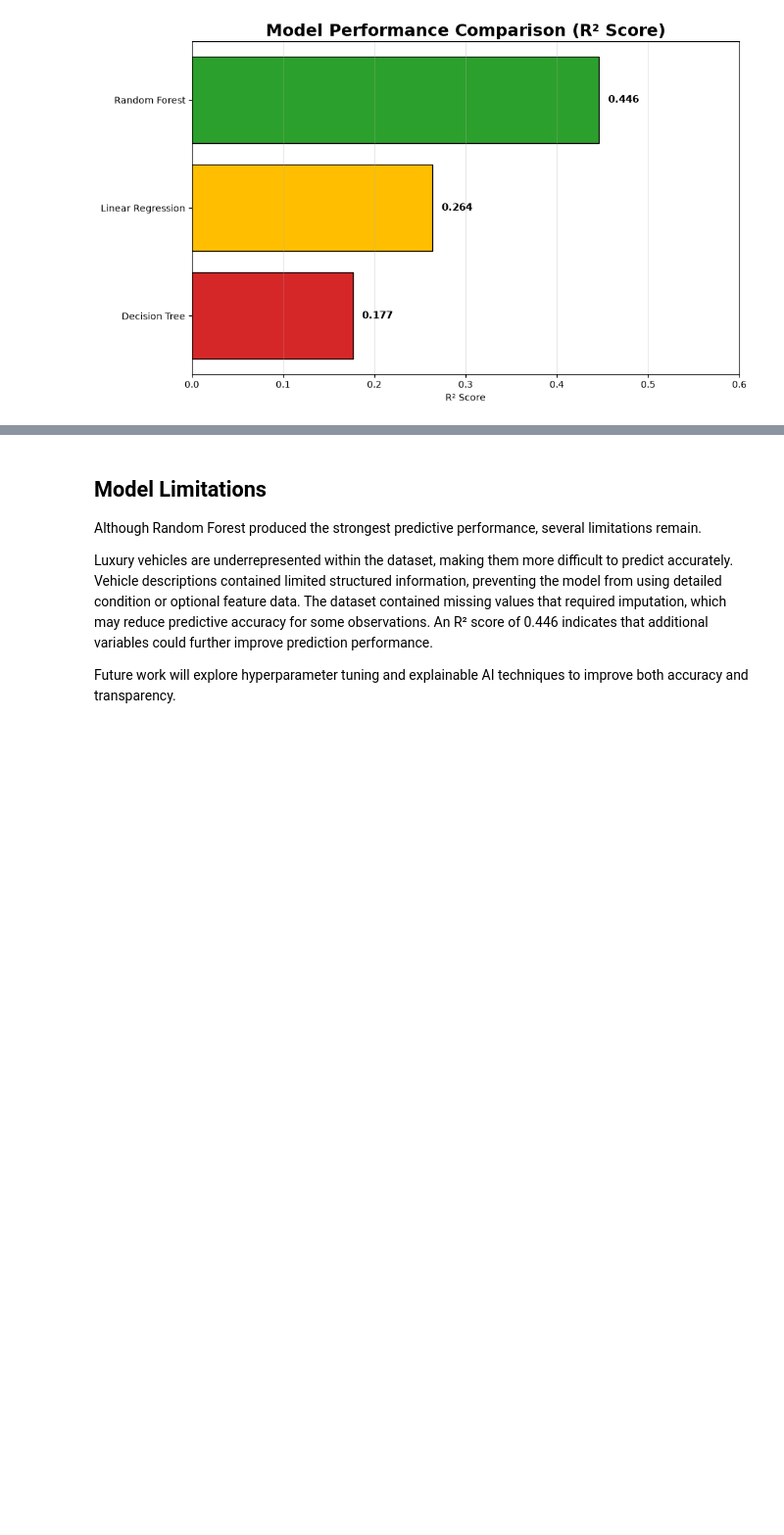
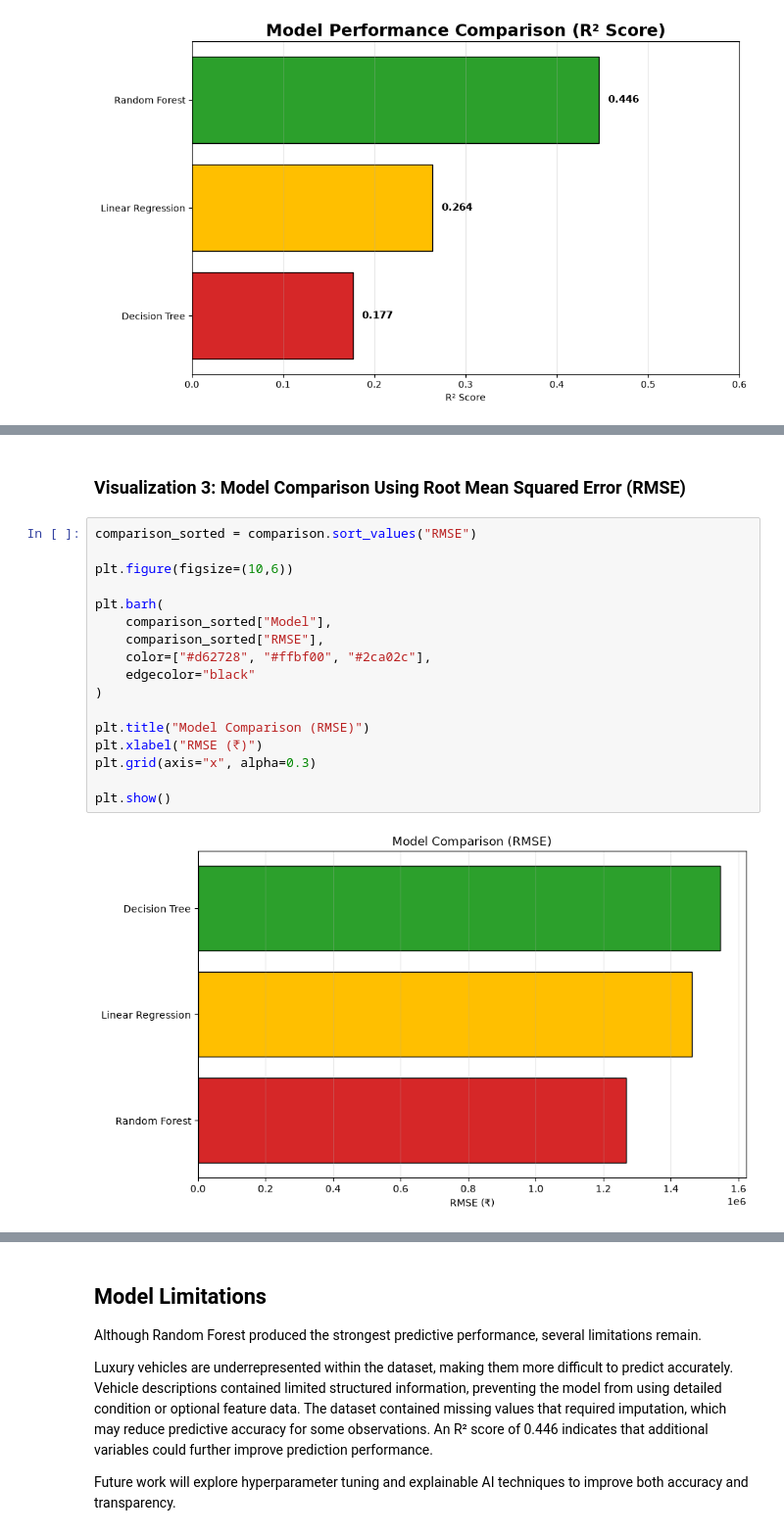
Before and after one commit to JacquaM/DriveValue-AI, a Jupyter notebook: notebooks/04_Model_Building.ipynb, the cells around one changed output, grey strips where cells are left out. Shown at 98% size. Cells and saved outputs as stored; diff of their text form; blank space fills up the shorter version.

```diff
--- a/notebooks/04_Model_Building.ipynb
+++ b/notebooks/04_Model_Building.ipynb
@@ -652,0 +703,21 @@ The comparison confirms that advanced ensemble learning techniques provide more
+# %% [markdown]
+### Visualization 3: Model Comparison Using Root Mean Squared Error (RMSE)
+# %%
+comparison_sorted = comparison.sort_values("RMSE")
+
+plt.figure(figsize=(10,6))
+
+plt.barh(
+    comparison_sorted["Model"],
+    comparison_sorted["RMSE"],
+    color=["#d62728", "#ffbf00", "#2ca02c"],
+    edgecolor="black"
+)
+
+plt.title("Model Comparison (RMSE)")
+plt.xlabel("RMSE (₹)")
+plt.grid(axis="x", alpha=0.3)
+
+plt.show()
+# %% [output]
+[figure, added]
```
Also changed, not shown: parts of 28 cells of this notebook, 1 other file.
